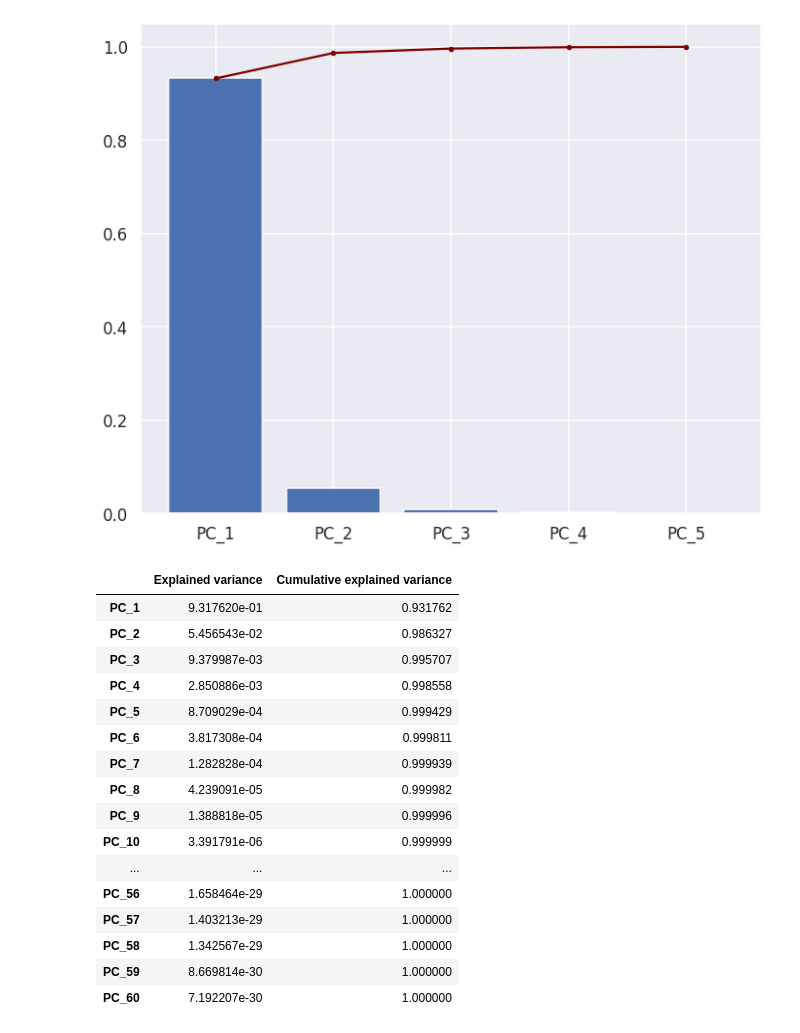
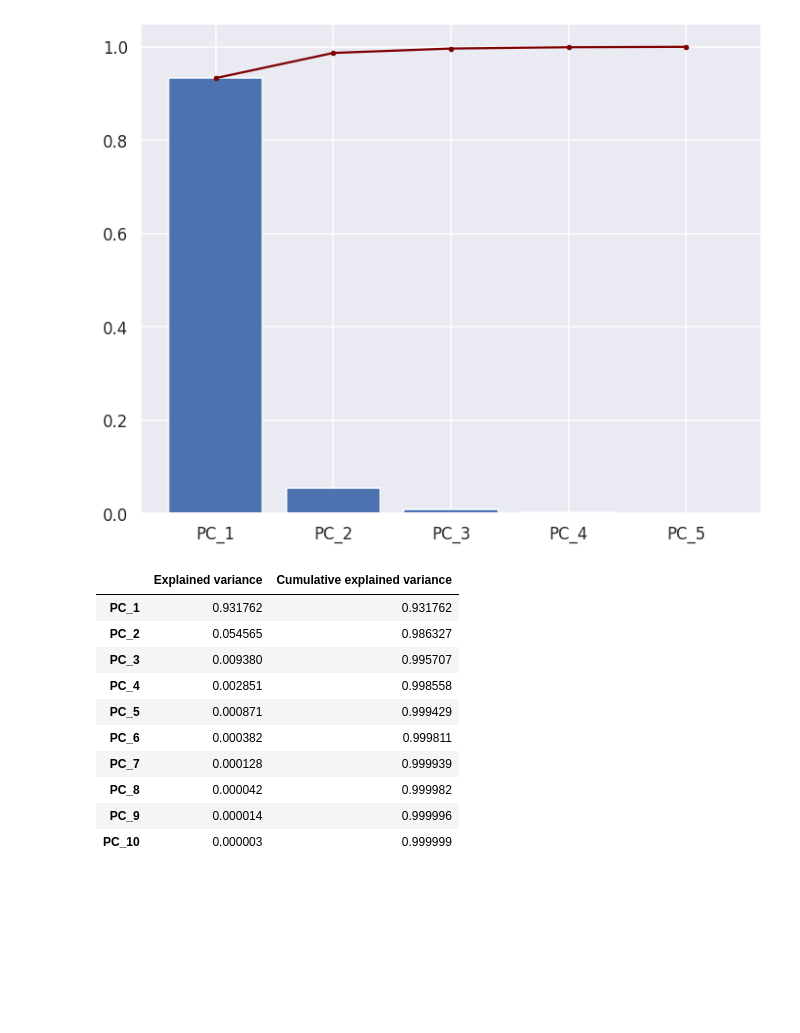
Before and after one commit to PiotMik/OIS_curve_modeling, a Jupyter notebook: OIS_Curve_modelling.ipynb, the cells around one changed output. Cells and saved outputs as stored; diff of their text form; code cells hidden in the pictures; blank space fills up the shorter version.

```diff
--- a/OIS_Curve_modelling.ipynb
+++ b/OIS_Curve_modelling.ipynb
@@ -66,7 +66,7 @@ _ = plt.title('OIS term structure')
 # %% [output]
 [figure]
 # %%
-diffs = ois.diff().dropna()
+diffs = rates[ois.columns].diff().dropna()
 pca = PCA()
 pca.fit(diffs)
 
@@ -82,25 +82,19 @@ plt.tight_layout()
 # %% [output]
 [figure]
 # %%
-exp_var
+exp_var.head(10)
 # %% [output]
 |  | Explained variance | Cumulative explained variance |
-| PC_1 | 9.317620e-01 | 0.931762 |
-| PC_2 | 5.456543e-02 | 0.986327 |
-| PC_3 | 9.379987e-03 | 0.995707 |
-| PC_4 | 2.850886e-03 | 0.998558 |
-| PC_5 | 8.709029e-04 | 0.999429 |
-| PC_6 | 3.817308e-04 | 0.999811 |
-| PC_7 | 1.282828e-04 | 0.999939 |
-| PC_8 | 4.239091e-05 | 0.999982 |
-| PC_9 | 1.388818e-05 | 0.999996 |
-| PC_10 | 3.391791e-06 | 0.999999 |
-| ... | ... | ... |
-| PC_56 | 1.658464e-29 | 1.000000 |
-| PC_57 | 1.403213e-29 | 1.000000 |
-| PC_58 | 1.342567e-29 | 1.000000 |
-| PC_59 | 8.669814e-30 | 1.000000 |
-| PC_60 | 7.192207e-30 | 1.000000 |
+| PC_1 | 0.931762 | 0.931762 |
+| PC_2 | 0.054565 | 0.986327 |
+| PC_3 | 0.009380 | 0.995707 |
+| PC_4 | 0.002851 | 0.998558 |
+| PC_5 | 0.000871 | 0.999429 |
+| PC_6 | 0.000382 | 0.999811 |
+| PC_7 | 0.000128 | 0.999939 |
+| PC_8 | 0.000042 | 0.999982 |
+| PC_9 | 0.000014 | 0.999996 |
+| PC_10 | 0.000003 | 0.999999 |
 # %%
 pca = PCA(3)
 pca.fit(diffs)
```
Also changed, not shown: parts of 1 cell of this notebook.
